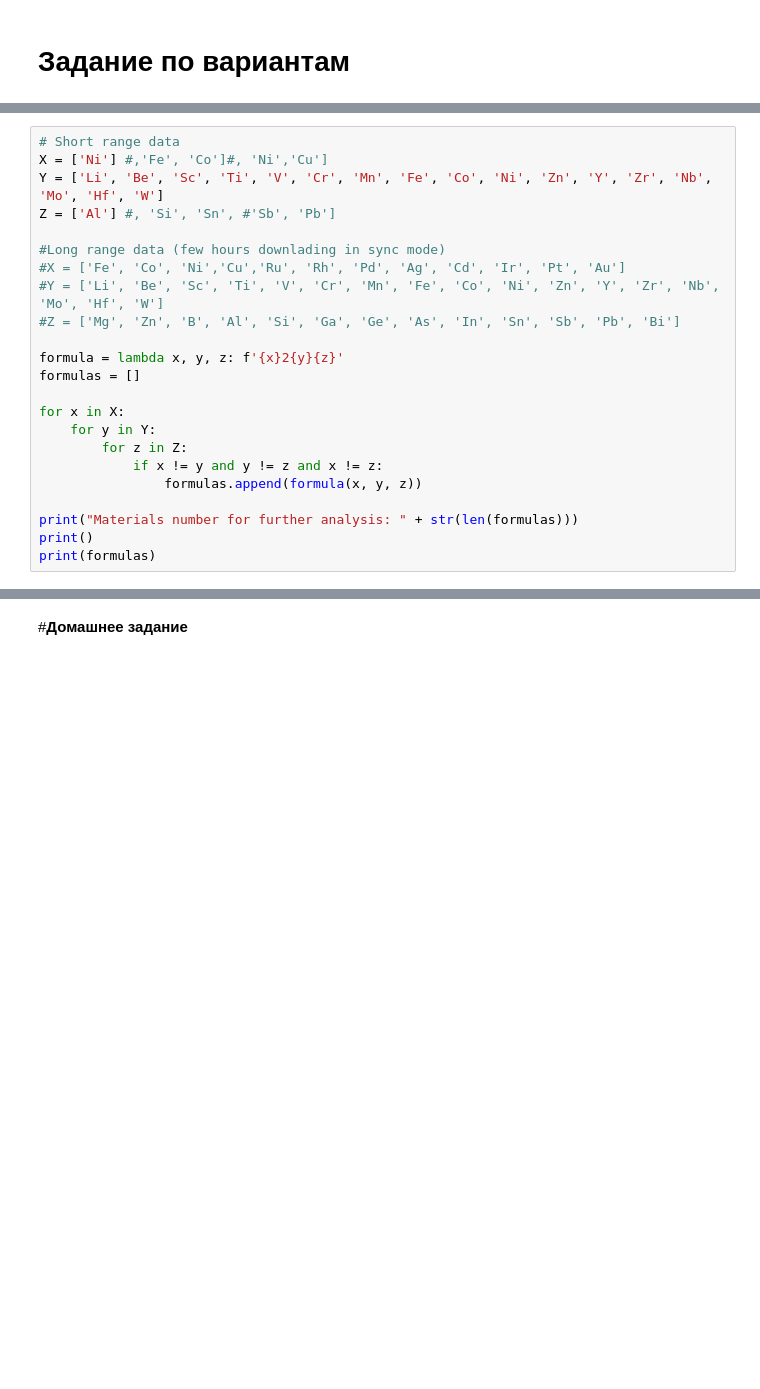
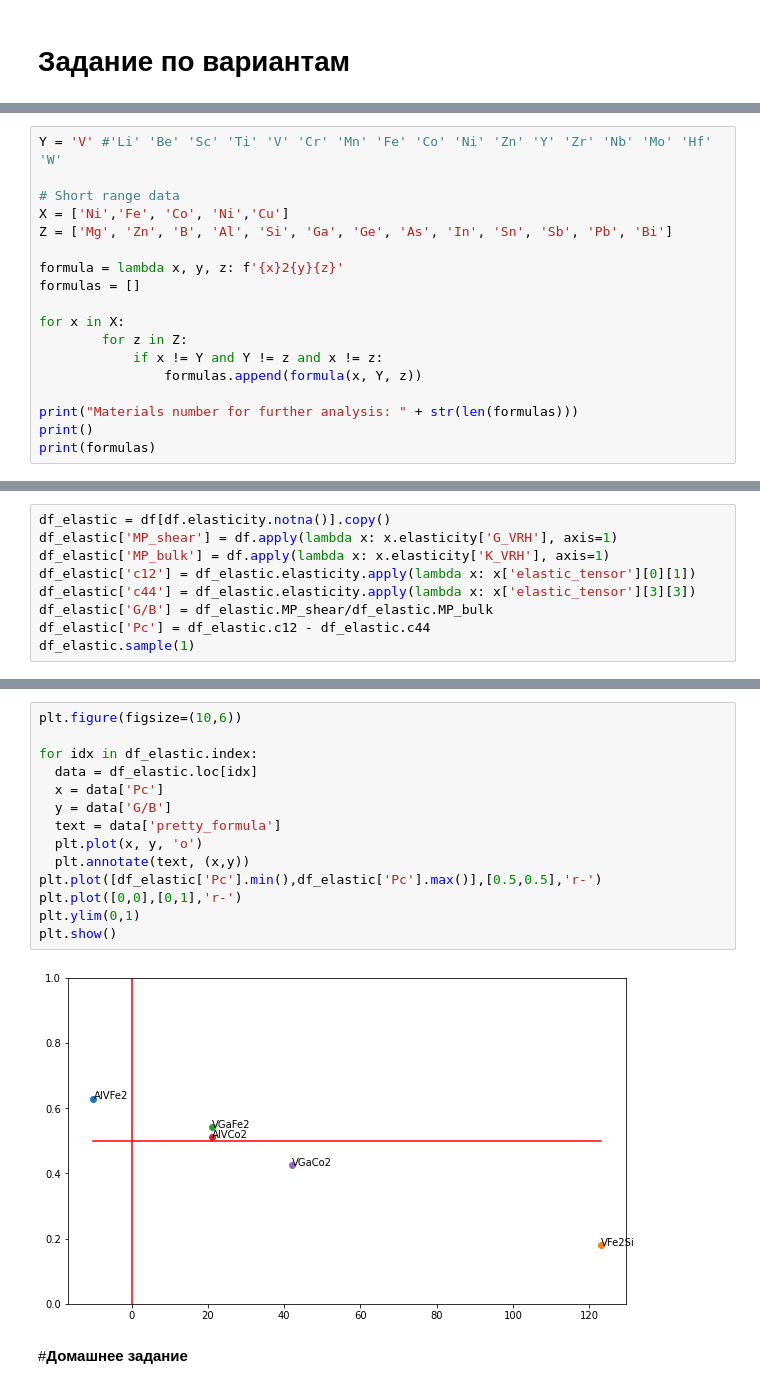
Before and after one commit to evan2s2/tutorials_on_data_base_analysis, a Jupyter notebook: XAPI_mat_proj_v3.ipynb, the cells around one changed output, grey strips where cells are left out. Cells and saved outputs as stored; diff of their text form; blank space fills up the shorter version.

```diff
--- a/XAPI_mat_proj_v3.ipynb
+++ b/XAPI_mat_proj_v3.ipynb
@@ -755,22 +760,17 @@ pd.read_csv('Tasks.csv')
 # %%
+Y = 'V' #'Li' 'Be' 'Sc' 'Ti' 'V' 'Cr' 'Mn' 'Fe' 'Co' 'Ni' 'Zn' 'Y' 'Zr' 'Nb' 'Mo' 'Hf' 'W'
+
 # Short range data
-X = ['Ni'] #,'Fe', 'Co']#, 'Ni','Cu']
-Y = ['Li', 'Be', 'Sc', 'Ti', 'V', 'Cr', 'Mn', 'Fe', 'Co', 'Ni', 'Zn', 'Y', 'Zr', 'Nb', 'Mo', 'Hf', 'W']
-Z = ['Al'] #, 'Si', 'Sn', #'Sb', 'Pb']
-
-#Long range data (few hours downlading in sync mode)
-#X = ['Fe', 'Co', 'Ni','Cu','Ru', 'Rh', 'Pd', 'Ag', 'Cd', 'Ir', 'Pt', 'Au']
-#Y = ['Li', 'Be', 'Sc', 'Ti', 'V', 'Cr', 'Mn', 'Fe', 'Co', 'Ni', 'Zn', 'Y', 'Zr', 'Nb', 'Mo', 'Hf', 'W']
-#Z = ['Mg', 'Zn', 'B', 'Al', 'Si', 'Ga', 'Ge', 'As', 'In', 'Sn', 'Sb', 'Pb', 'Bi']
+X = ['Ni','Fe', 'Co', 'Ni','Cu']
+Z = ['Mg', 'Zn', 'B', 'Al', 'Si', 'Ga', 'Ge', 'As', 'In', 'Sn', 'Sb', 'Pb', 'Bi']
 
 formula = lambda x, y, z: f'{x}2{y}{z}'
 formulas = []
 
 for x in X:
-    for y in Y:
         for z in Z:
-            if x != y and y != z and x != z:
-                formulas.append(formula(x, y, z))
+            if x != Y and Y != z and x != z:
+                formulas.append(formula(x, Y, z))
 
 print("Materials number for further analysis: " + str(len(formulas)))
 print()
@@ -777,0 +839,9 @@ print(formulas)
+# %%
+df_elastic = df[df.elasticity.notna()].copy()
+df_elastic['MP_shear'] = df.apply(lambda x: x.elasticity['G_VRH'], axis=1)
+df_elastic['MP_bulk'] = df.apply(lambda x: x.elasticity['K_VRH'], axis=1)
+df_elastic['c12'] = df_elastic.elasticity.apply(lambda x: x['elastic_tensor'][0][1])
+df_elastic['c44'] = df_elastic.elasticity.apply(lambda x: x['elastic_tensor'][3][3])
+df_elastic['G/B'] = df_elastic.MP_shear/df_elastic.MP_bulk
+df_elastic['Pc'] = df_elastic.c12 - df_elastic.c44
+df_elastic.sample(1)
@@ -778,3 +851,19 @@ print(formulas)
+# %%
+plt.figure(figsize=(10,6))
+
+for idx in df_elastic.index:
+  data = df_elastic.loc[idx]
+  x = data['Pc']
+  y = data['G/B']
+  text = data['pretty_formula']
+  plt.plot(x, y, 'o')
+  plt.annotate(text, (x,y))
+plt.plot([df_elastic['Pc'].min(),df_elastic['Pc'].max()],[0.5,0.5],'r-')
+plt.plot([0,0],[0,1],'r-')
+plt.ylim(0,1)
+plt.show()
+# %% [output]
+[figure, added]
 # %% [markdown]
 #**Домашнее задание**
 # %% [markdown]
```
Also changed, not shown: parts of 24 cells of this notebook, 1 other file.
